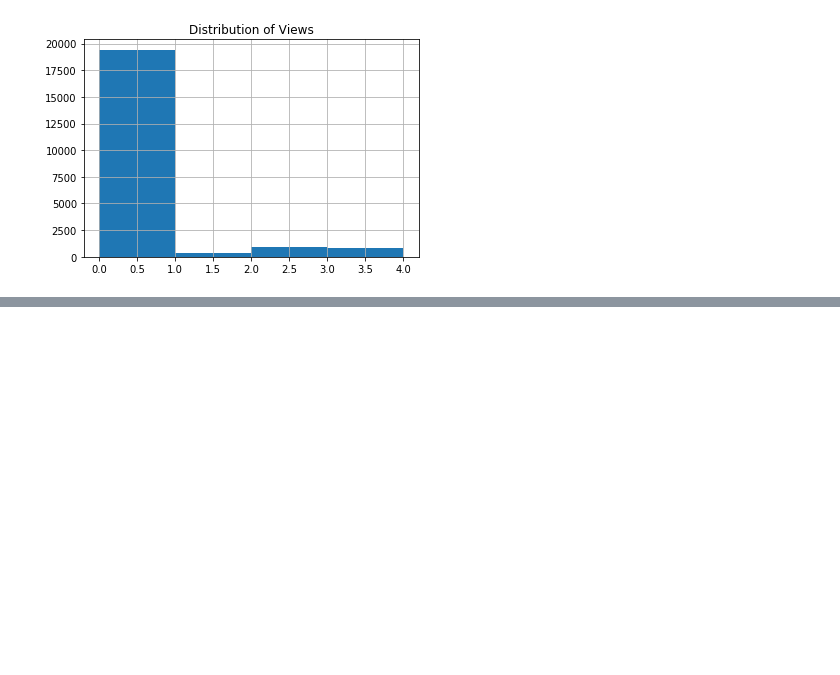
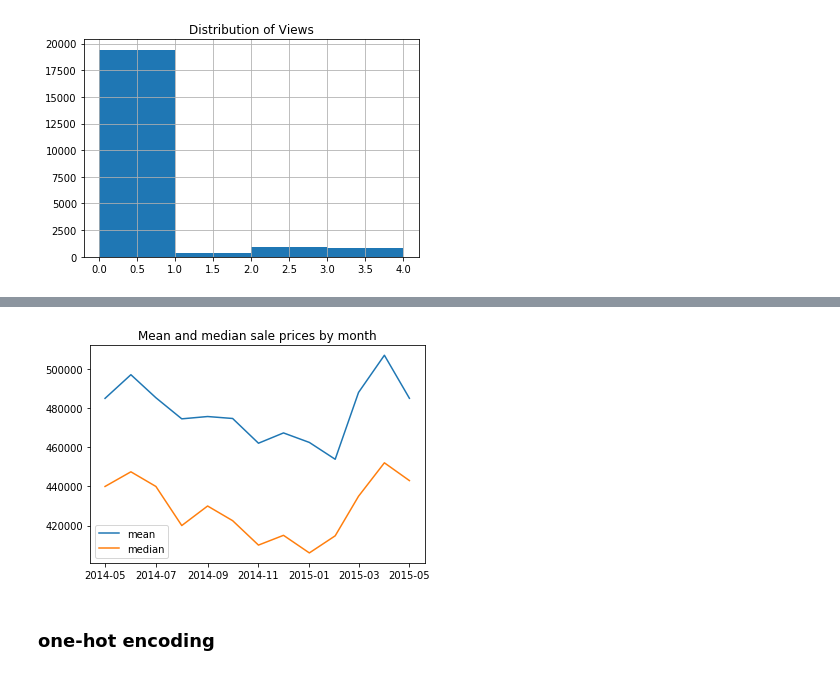
Before and after one commit to npeirson/dsc-v2-mod1-final-project-online-ds-sp-000, a Jupyter notebook: Project Notebook.ipynb, the cells around one changed output, grey strips where cells are left out. Drawn from its saved outputs; the diff is of its cells as text; code cells hidden in the pictures; blank space fills up the shorter version.

```diff
--- a/Project Notebook.ipynb
+++ b/Project Notebook.ipynb
@@ -353,0 +290,12 @@ X_train,X_test,y_train,y_test = tts(X_scaled,y_scaled,test_size=0.1)
+# %%
+monthly_means = data.groupby(data['date'].dt.strftime('%y/%m'))['price'].mean().to_frame().reset_index()
+monthly_means['date'] = monthly_means['date'].apply(lambda x: datetime.strptime(x,'%y/%m'))
+plt.plot(monthly_means['date'],monthly_means['price'])
+
+monthly_medians = data.groupby(data['date'].dt.strftime('%y/%m'))['price'].median().to_frame().reset_index()
+monthly_medians['date'] = monthly_medians['date'].apply(lambda x: datetime.strptime(x,'%y/%m'))
+plt.plot(monthly_medians['date'],monthly_medians['price'])
+plt.legend(["mean","median"])
+plt.title("Mean and median sale prices by month");
+# %% [output]
+[figure, added]
@@ -353,0 +304,2 @@ X_train,X_test,y_train,y_test = tts(X_scaled,y_scaled,test_size=0.1)
+# %% [markdown]
+### one-hot encoding
```
Also changed, not shown: parts of 80 cells of this notebook, 2 other files.
